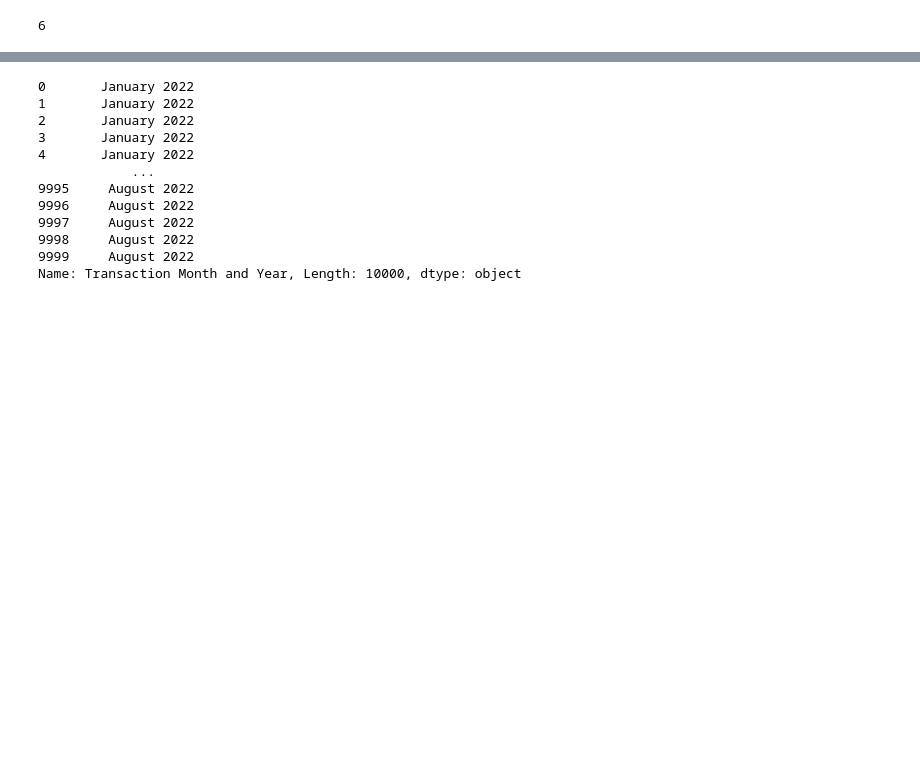
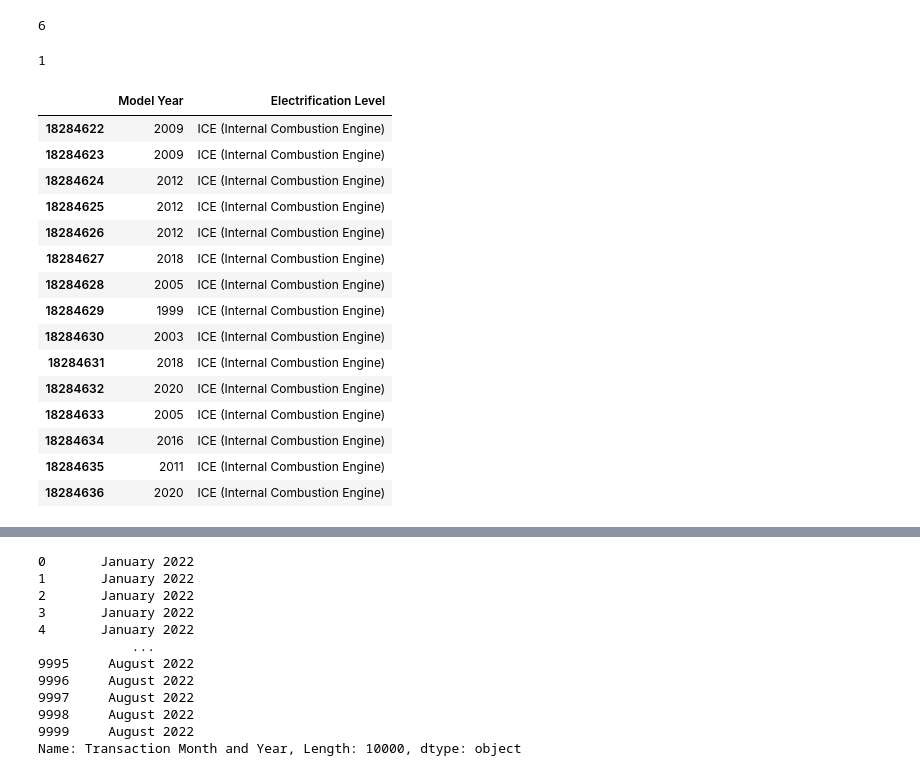
Before and after one commit to IscYeon/electricVehecleProject, a Jupyter notebook: Project.ipynb, the cells around one changed output, grey strips where cells are left out. Saved outputs shown, nothing was run; the diff lists cells and outputs as text; code cells hidden in the pictures; blank space fills up the shorter version.

```diff
--- a/Project.ipynb
+++ b/Project.ipynb
@@ -235,3 +242,27 @@ Name: Electrification Level, dtype: int64
 vehicle.loc[:, 'Electrification Level'].nunique()
 # %% [output]
 6
+# %%
+vehicle.loc[:, 'Electrification Level'].isna().sum()
+# 이거 뭐야 na 1갱있는거 ....
+# %% [output]
+1
+# %%
+vehicle.tail(15)
+# %% [output]
+|  | Model Year | Electrification Level |
+| 18284622 | 2009 | ICE (Internal Combustion Engine) |
+| 18284623 | 2009 | ICE (Internal Combustion Engine) |
+| 18284624 | 2012 | ICE (Internal Combustion Engine) |
+| 18284625 | 2012 | ICE (Internal Combustion Engine) |
+| 18284626 | 2012 | ICE (Internal Combustion Engine) |
+| 18284627 | 2018 | ICE (Internal Combustion Engine) |
+| 18284628 | 2005 | ICE (Internal Combustion Engine) |
+| 18284629 | 1999 | ICE (Internal Combustion Engine) |
+| 18284630 | 2003 | ICE (Internal Combustion Engine) |
+| 18284631 | 2018 | ICE (Internal Combustion Engine) |
+| 18284632 | 2020 | ICE (Internal Combustion Engine) |
+| 18284633 | 2005 | ICE (Internal Combustion Engine) |
+| 18284634 | 2016 | ICE (Internal Combustion Engine) |
+| 18284635 | 2011 | ICE (Internal Combustion Engine) |
+| 18284636 | 2020 | ICE (Internal Combustion Engine) |
```
Also changed, not shown: parts of 8 cells of this notebook.
